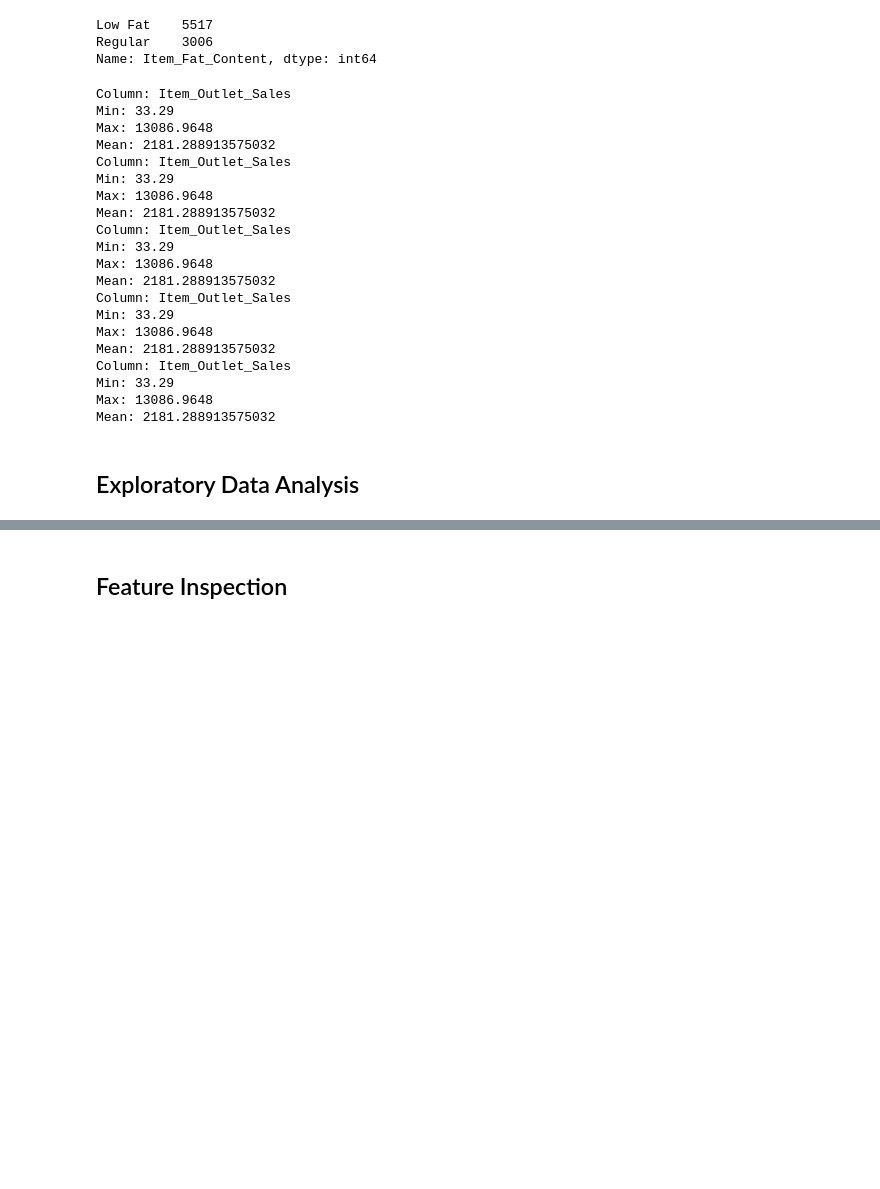
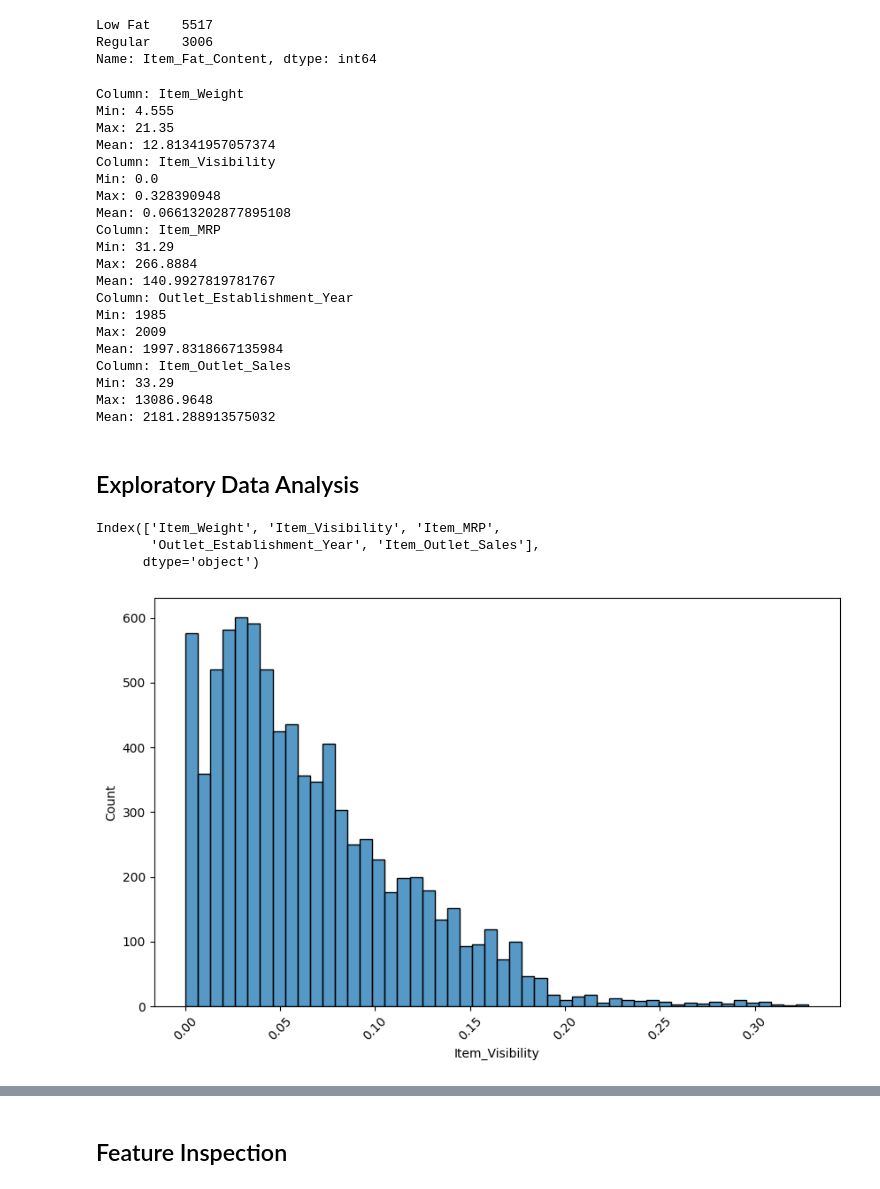
Before and after one commit to ElhamIsm/Prediction-of-Product-Sales, a Jupyter notebook: Prediction_of_Product_Sales.ipynb, the cells around one changed output, grey strips where cells are left out. Drawn from its saved outputs; the diff is of its cells as text; code cells hidden in the pictures; blank space fills up the shorter version.

```diff
--- a/Prediction_of_Product_Sales.ipynb
+++ b/Prediction_of_Product_Sales.ipynb
@@ -11,7 +11,7 @@
 # %%
 import pandas as pd
 import numpy as np
-fpath = "/content/sales_predictions_2023.csv"
+fpath = "/content/drive/MyDrive/CodingDojo/01-Fundamentals/Week02/Data/sales_predictions_2023.csv"
 df= pd.read_csv(fpath)
 df.head()
 # %% [output]
@@ -91,8 +91,9 @@ Item_Outlet_Sales               0
 dtype: int64
 # %%
 weight_mean = df['Item_Weight'].mean()
+weight_median = df['Item_Weight'].median()
 weight_mean
-weight_mean.dtype
-df['Item_Weight'] = df['Item_Weight'].fillna(value = weight_mean)
+weight_median
+df['Item_Weight'] = df['Item_Weight'].fillna(weight_median)
 df['Item_Weight'].value_counts()
 # %% [output]
@@ -174,8 +175,8 @@ Regular    3006
 Name: Item_Fat_Content, dtype: int64
 # %%
 #numerical cols data
-numerical_cols = df.select_dtypes(include=['float64', 'int64']).columns
-for col in numerical_cols:
+num_cols = df.select_dtypes(include=['float64', 'int64']).columns
+for column in num_cols:
     column_min = df[column].min()
     column_max = df[column].max()
     column_mean = df[column].mean()
@@ -185,25 +186,40 @@ for col in numerical_cols:
     print(f"Max: {column_max}")
     print(f"Mean: {column_mean}")
 # %% [output]
+Column: Item_Weight
+Min: 4.555
+Max: 21.35
+Mean: 12.81341957057374
+Column: Item_Visibility
+Min: 0.0
+Max: 0.328390948
+Mean: 0.06613202877895108
+Column: Item_MRP
+Min: 31.29
+Max: 266.8884
+Mean: 140.9927819781767
+Column: Outlet_Establishment_Year
+Min: 1985
+Max: 2009
+Mean: 1997.8318667135984
 Column: Item_Outlet_Sales
 Min: 33.29
 Max: 13086.9648
 Mean: 2181.288913575032
-Column: Item_Outlet_Sales
-Min: 33.29
-Max: 13086.9648
-Mean: 2181.288913575032
-Column: Item_Outlet_Sales
-Min: 33.29
-Max: 13086.9648
-Mean: 2181.288913575032
-Column: Item_Outlet_Sales
-Min: 33.29
-Max: 13086.9648
-Mean: 2181.288913575032
-Column: Item_Outlet_Sales
-Min: 33.29
-Max: 13086.9648
-Mean: 2181.288913575032
 # %% [markdown]
 ## Exploratory Data Analysis
+# %%
+import matplotlib.pyplot as plt
+import seaborn as sns
+num_cols = df.select_dtypes(include=['float64', 'int64']).columns
+num_cols
+# %% [output]
+Index(['Item_Weight', 'Item_Visibility', 'Item_MRP',
+       'Outlet_Establishment_Year', 'Item_Outlet_Sales'],
+      dtype='object')
+# %%
+plt.figure(figsize=(10, 6))
+ax = sns.histplot(data=df, x="Item_Visibility")
+ax.tick_params(axis='x', rotation = 45)
+# %% [output]
+[figure, added]
```
Also changed, not shown: parts of 11 cells of this notebook.
